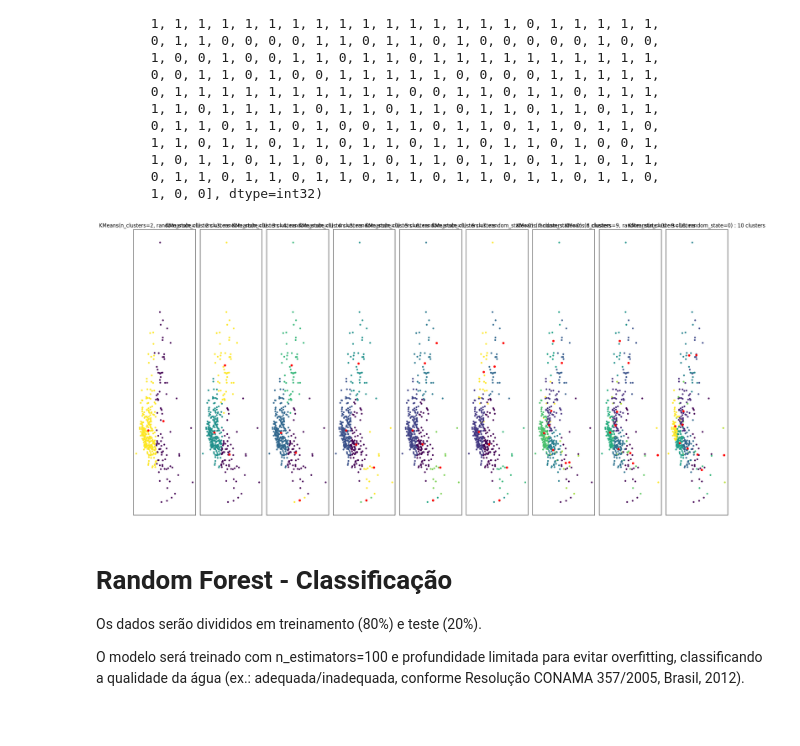
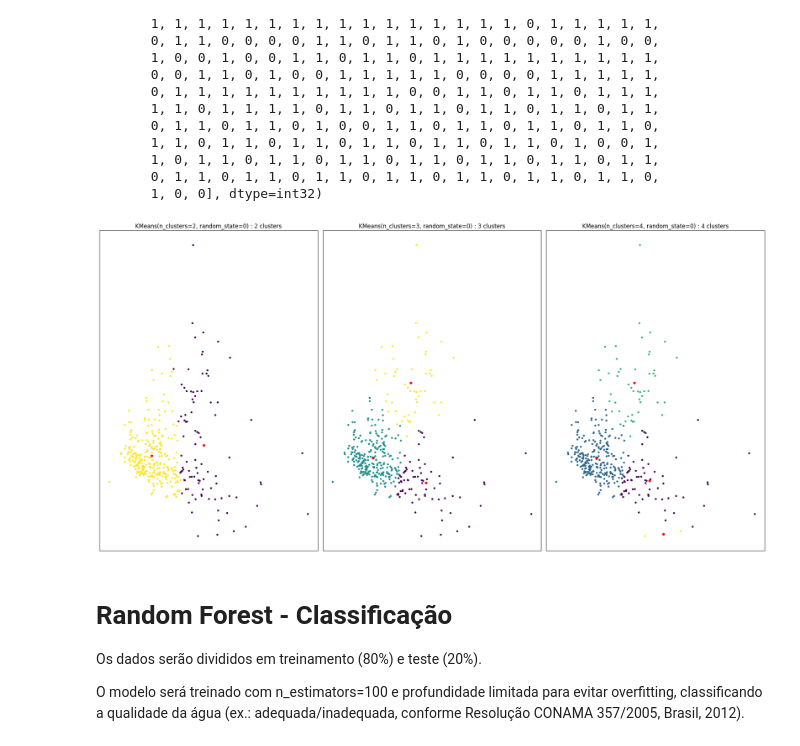
Before and after one commit to Guilherme-Betta/IC2, a Jupyter notebook: jupyter_notebooks/5_modelos_ML.ipynb, the cells around one changed output. Cells and saved outputs as stored; diff of their text form; code cells hidden in the pictures.

```diff
--- a/jupyter_notebooks/5_modelos_ML.ipynb
+++ b/jupyter_notebooks/5_modelos_ML.ipynb
@@ -115,36 +112,36 @@ array([1, 1, 1, 1, 1, 1, 1, 1, 1, 1, 1, 1, 1, 1, 1, 1, 1, 1, 1, 1, 1, 1,
        0, 1, 1, 0, 1, 1, 0, 1, 1, 0, 1, 1, 0, 1, 1, 0, 1, 1, 0, 1, 1, 0,
        1, 0, 0], dtype=int32)
 # %%
-n_clusters_list = [2, 3, 4, 5, 6, 7, 8, 9, 10]
+n_clusters_list = [2, 3, 4]
 
 fig, axs = plt.subplots(
     1,
     len(n_clusters_list),
     figsize=(20, 10)
 )
 
 axs = axs.T
 
 for i, n_clusters in enumerate(n_clusters_list):
     kmeans = KMeans(n_clusters=n_clusters, random_state=0, n_init="auto")
     kmeans.fit(X_pca)
     centers = kmeans.cluster_centers_
 
     axs[i].scatter(X_pca[:, 0], X_pca[:, 1], s=10, c=kmeans.labels_)
     axs[i].scatter(centers[:, 0], centers[:, 1], c="r", s=20)
 
     axs[i].set_title(f"{kmeans} : {n_clusters} clusters")
 
 for ax in axs.flat:
     ax.label_outer()
     ax.set_xticks([])
     ax.set_yticks([])
 
 plt.tight_layout()
 
 plt.show()
 # %% [output]
-[figure, old version]
+[figure, new version]
 # %% [markdown]
 # Random Forest - Classificação
 
```
Also changed, not shown: parts of 2 cells of this notebook, 27 other files.
